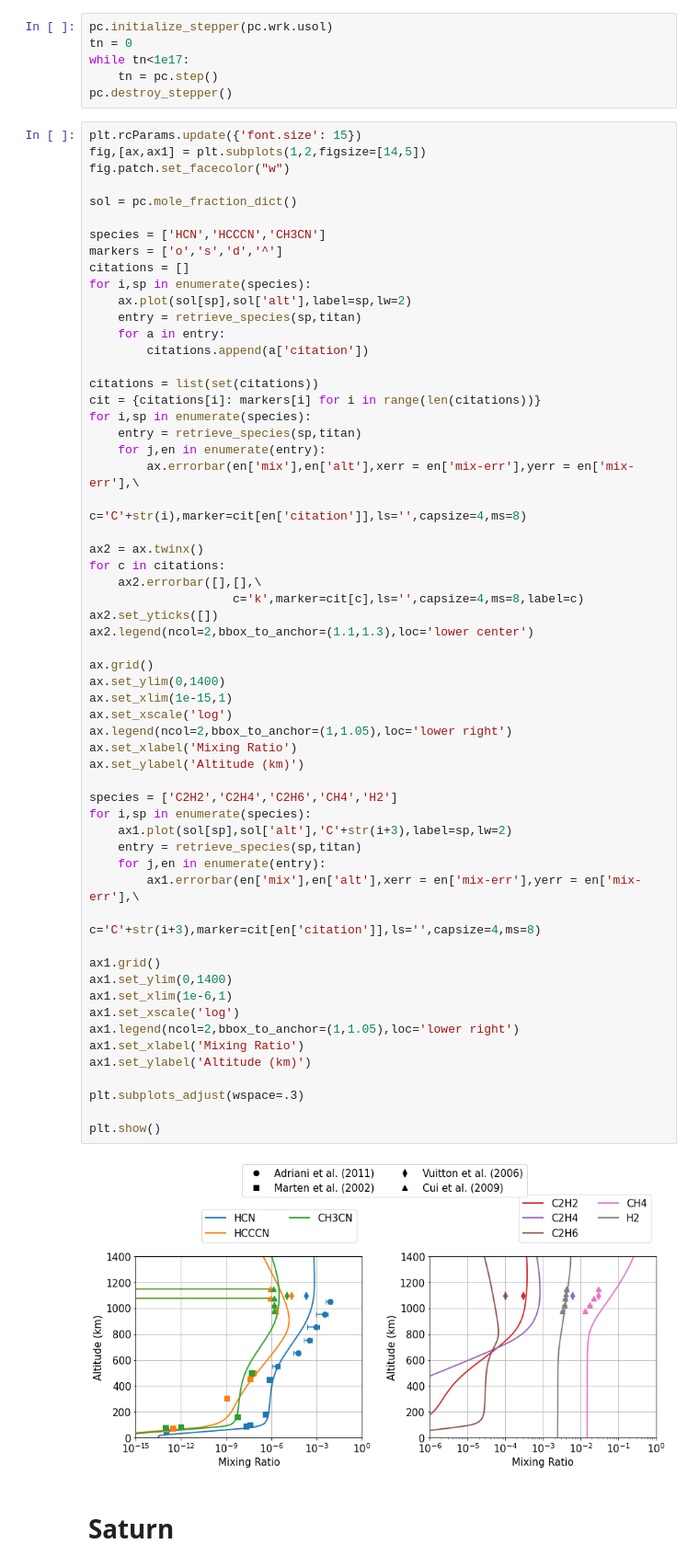
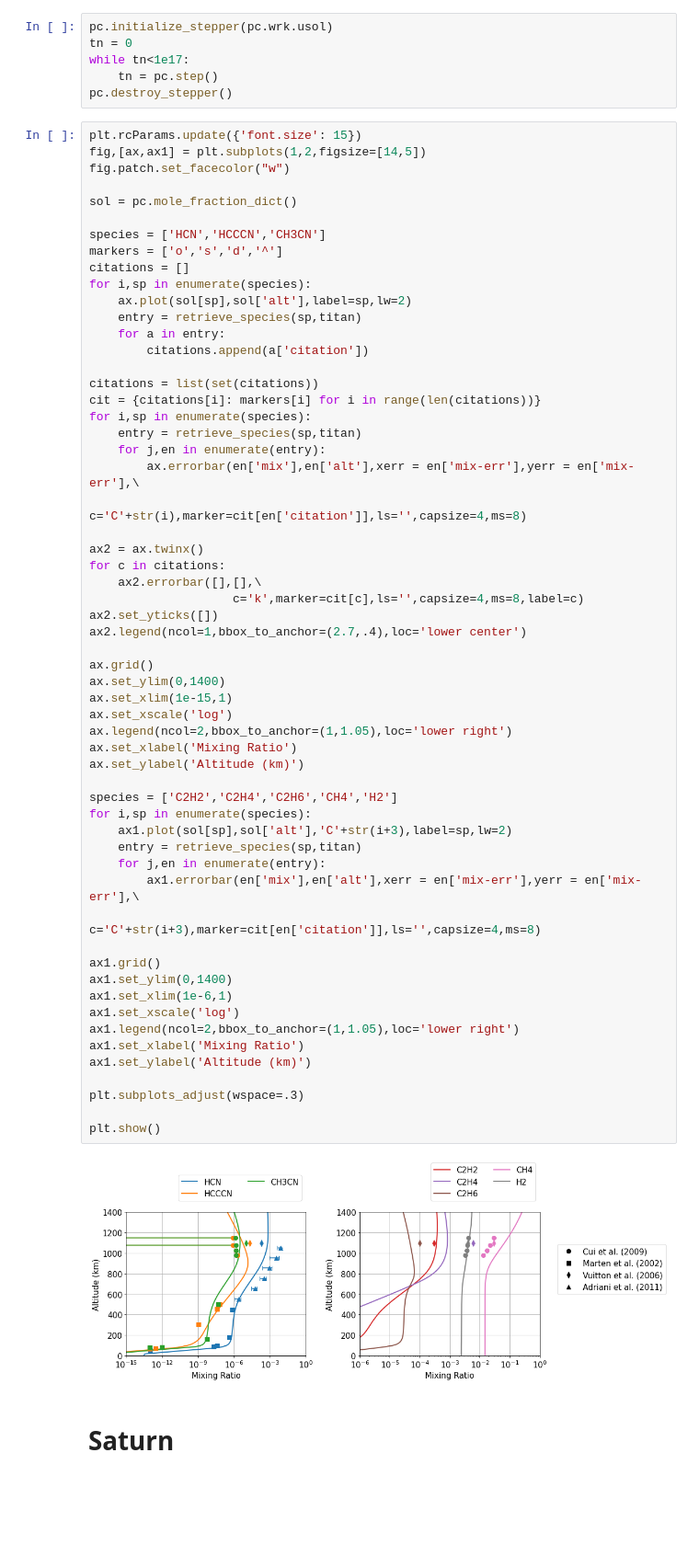
Before and after one commit to Nicholaswogan/photochem, a Jupyter notebook: examples/comparison2observations.ipynb, the cells around one changed output. Shown at 92% size. Drawn from its saved outputs; the diff is of its cells as text; blank space fills up the shorter version.

```diff
--- a/examples/comparison2observations.ipynb
+++ b/examples/comparison2observations.ipynb
@@ -176,37 +181,37 @@ for c in citations:
     ax2.errorbar([],[],\
                     c='k',marker=cit[c],ls='',capsize=4,ms=8,label=c)
 ax2.set_yticks([])
-ax2.legend(ncol=2,bbox_to_anchor=(1.1,1.3),loc='lower center')
+ax2.legend(ncol=1,bbox_to_anchor=(2.7,.4),loc='lower center')
 
 ax.grid()
 ax.set_ylim(0,1400)
 ax.set_xlim(1e-15,1)
 ax.set_xscale('log')
 ax.legend(ncol=2,bbox_to_anchor=(1,1.05),loc='lower right')
 ax.set_xlabel('Mixing Ratio')
 ax.set_ylabel('Altitude (km)')
 
 species = ['C2H2','C2H4','C2H6','CH4','H2']
 for i,sp in enumerate(species):
     ax1.plot(sol[sp],sol['alt'],'C'+str(i+3),label=sp,lw=2)
     entry = retrieve_species(sp,titan)
     for j,en in enumerate(entry):
         ax1.errorbar(en['mix'],en['alt'],xerr = en['mix-err'],yerr = en['mix-err'],\
                     c='C'+str(i+3),marker=cit[en['citation']],ls='',capsize=4,ms=8)
 
 ax1.grid()
 ax1.set_ylim(0,1400)
 ax1.set_xlim(1e-6,1)
 ax1.set_xscale('log')
 ax1.legend(ncol=2,bbox_to_anchor=(1,1.05),loc='lower right')
 ax1.set_xlabel('Mixing Ratio')
 ax1.set_ylabel('Altitude (km)')
 
 plt.subplots_adjust(wspace=.3)
 
 plt.show()
 # %% [output]
-[figure, old version]
+[figure, new version]
 # %% [markdown]
 # Saturn
 # %%
```
Also changed, not shown: parts of 1 cell of this notebook, 5 other files.
